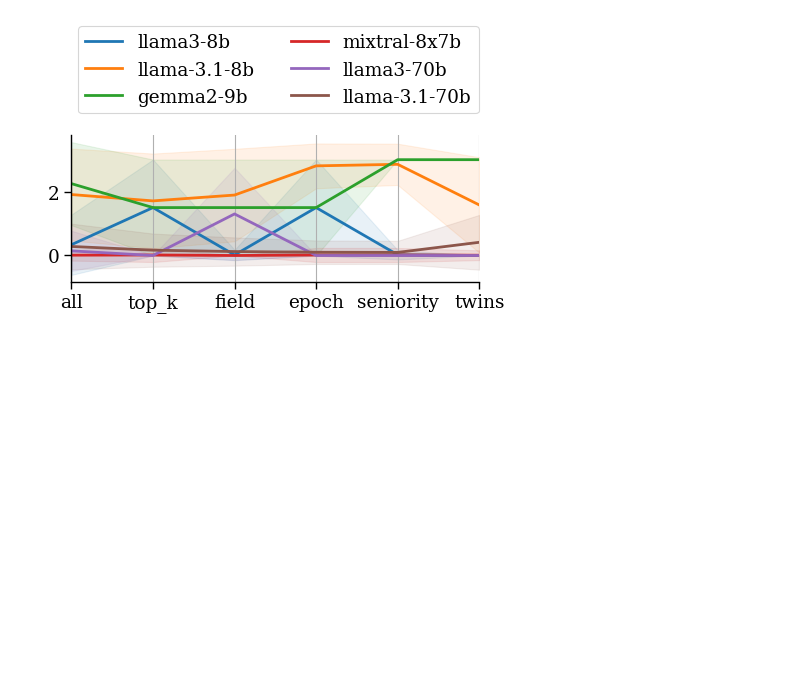
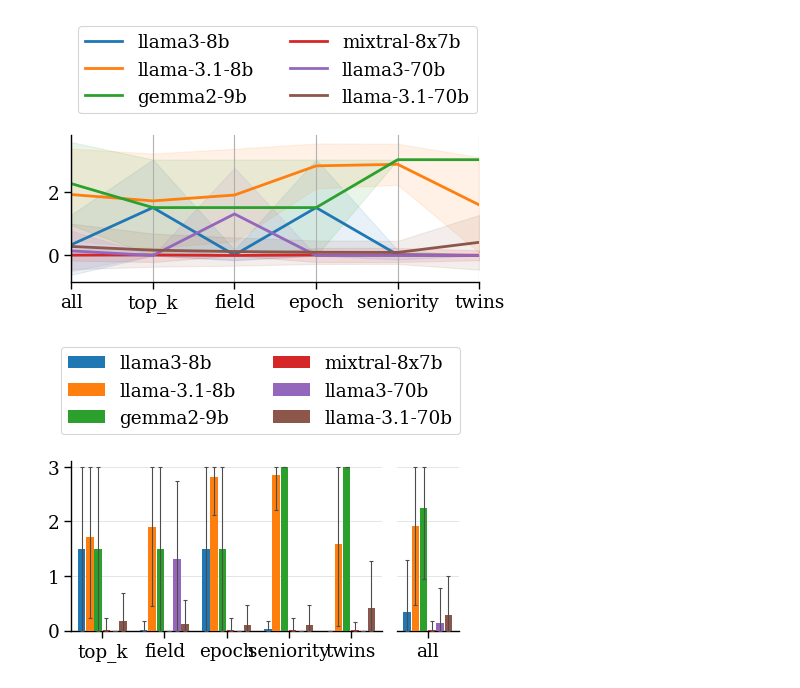
Before and after one commit to CSHVienna/LLMScholarBench, a Jupyter notebook: Auditor/notebooks/1_basic_stats.ipynb, the cells around one changed output. Saved outputs shown, nothing was run; the diff lists cells and outputs as text; code cells hidden in the pictures; blank space fills up the shorter version.

Commit message:
modification only for visualisation pouposes (bar charts) and 'Hispanic' instead of 'Latino'

```diff
--- a/Auditor/notebooks/1_basic_stats.ipynb
+++ b/Auditor/notebooks/1_basic_stats.ipynb
@@ -226,3 +226,17 @@ vis.plot_parallel_coords(df_consistency_mean_t, hue=hue, hue_order=hue_order, hu
                          fn=fn)
 # %% [output]
 [figure]
+# %%
+fn = io.path_join(PLOTS_PATH, fname.replace('.pdf','_grouped_bars.pdf'))
+
+df_consistency_mean_t = helpers.pivot_model_tasks(df_combined, index_col=x_col, columns_col=hue, values_col=mean_col, x_order=x_order, hue_order=hue_order)
+df_consistency_std_t = helpers.pivot_model_tasks(df_combined, index_col=x_col, columns_col=hue, values_col=std_col, x_order=x_order, hue_order=hue_order)
+
+vis.plot_grouped_bars(df_consistency_mean_t, hue=hue, hue_order=hue_order, hue_colors=hue_colors,
+                    df_err=df_consistency_std_t, clip=(0, 3), ylim=(0, 3.1), legend=True,
+                    separate=['all'],
+                    legend_kwargs=constants.PLOT_LEGEND_KWARGS_PARALLEL_COORD,
+                    xlabel_rotation=90,
+                    figsize=constants.PLOT_FIGSIZE, fn=fn)
+# %% [output]
+[figure, added]
```
Also changed, not shown: parts of 3 cells of this notebook, 4 other files.
